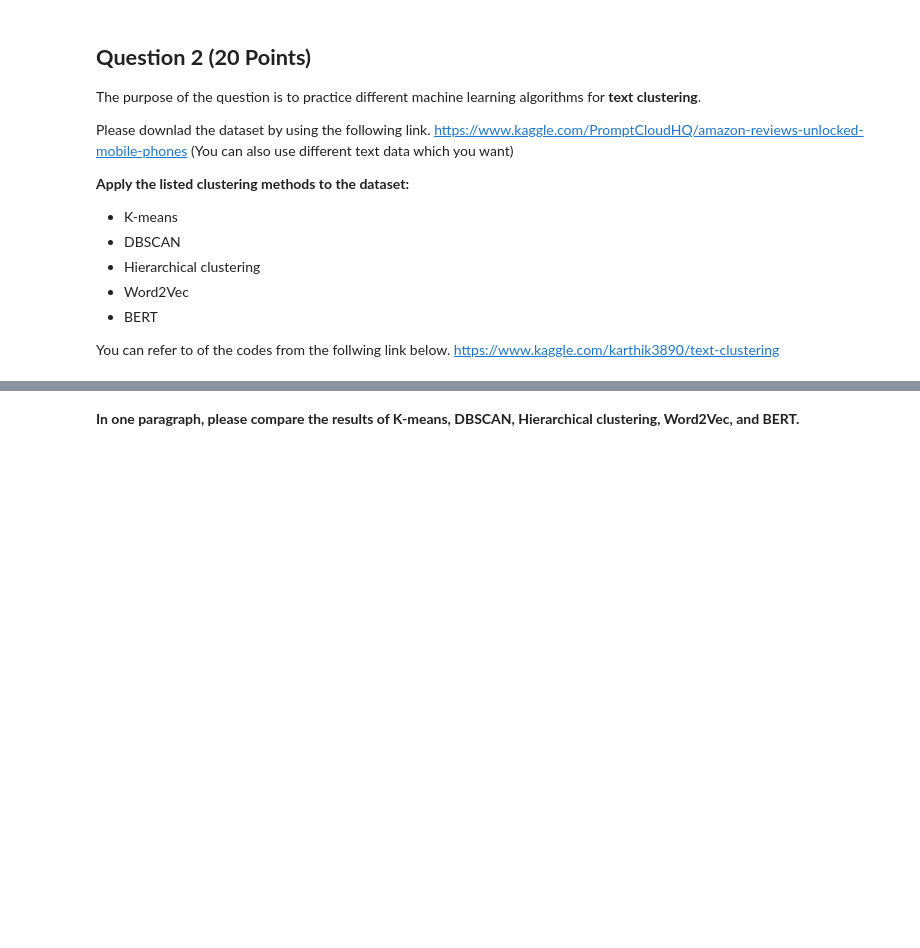
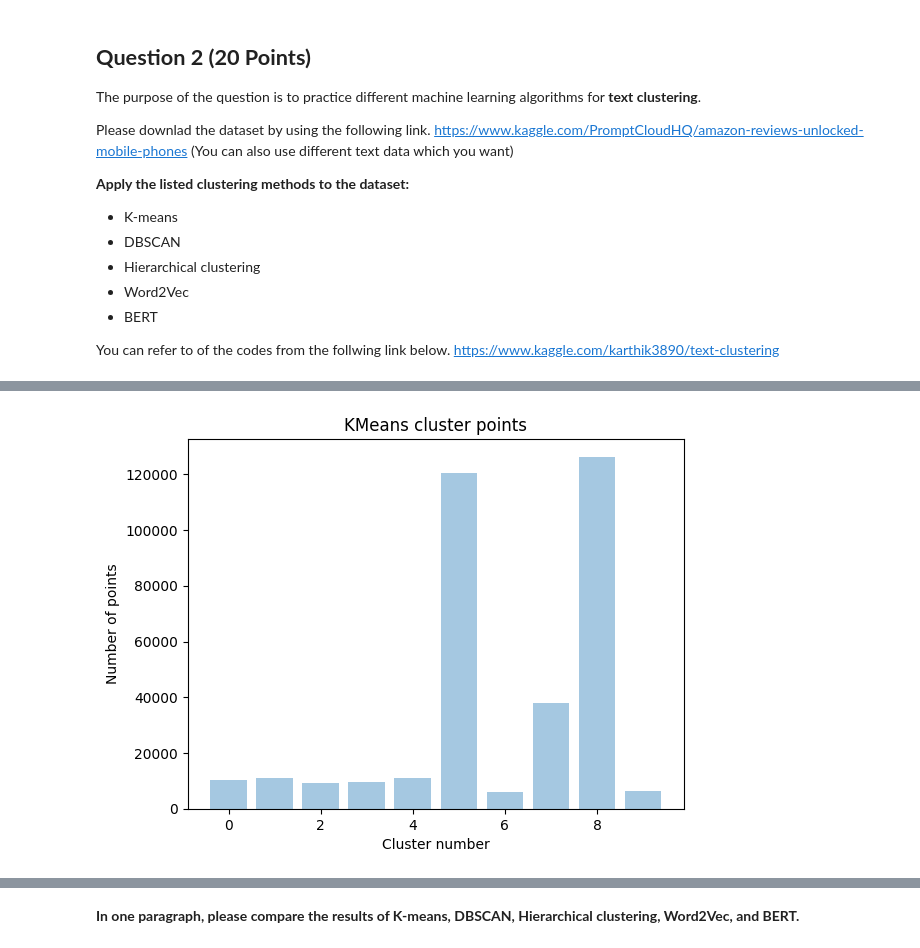
Before and after one commit to TharunSaiVT/INFO-5731, a Jupyter notebook: V_T_Tharun_Sai_Exercise_05.ipynb, the cells around one changed output, grey strips where cells are left out. Cells and saved outputs as stored; diff of their text form; code cells hidden in the pictures; blank space fills up the shorter version.

```diff
--- a/V_T_Tharun_Sai_Exercise_05.ipynb
+++ b/V_T_Tharun_Sai_Exercise_05.ipynb
@@ -227,0 +386,6 @@ reviews_df.head()
+# %%
+#tfidf vector initililization
+from sklearn.feature_extraction.text import TfidfVectorizer
+tfidf_vect = TfidfVectorizer()
+tfidf = tfidf_vect.fit_transform(final['CleanedReview'].values)
+tfidf.shape
@@ -227,0 +394,4 @@ reviews_df.head()
+# %%
+from sklearn.cluster import KMeans
+model_tf = KMeans(n_clusters = 10, random_state=99)
+model_tf.fit(tfidf)
@@ -227,0 +434,3 @@ reviews_df.head()
+# %%
+df = final.copy()
+df
@@ -227,0 +451,5 @@ reviews_df.head()
+# %%
+# Giving Labels/assigning a cluster to each point/text
+df1 = df.copy()
+df1['Tfidf Clus Label'] = model_tf.labels_
+df1
@@ -227,0 +492,11 @@ reviews_df.head()
+# %%
+# visually how points or reviews are distributed across 10 clusters
+import matplotlib.pyplot as plt
+
+plt.bar([x for x in range(10)], df1.groupby(['Tfidf Clus Label'])['Reviews'].count(), alpha = 0.4)
+plt.title('KMeans cluster points')
+plt.xlabel("Cluster number")
+plt.ylabel("Number of points")
+plt.show()
+# %% [output]
+[figure, added]
```
Also changed, not shown: parts of 60 cells of this notebook.
